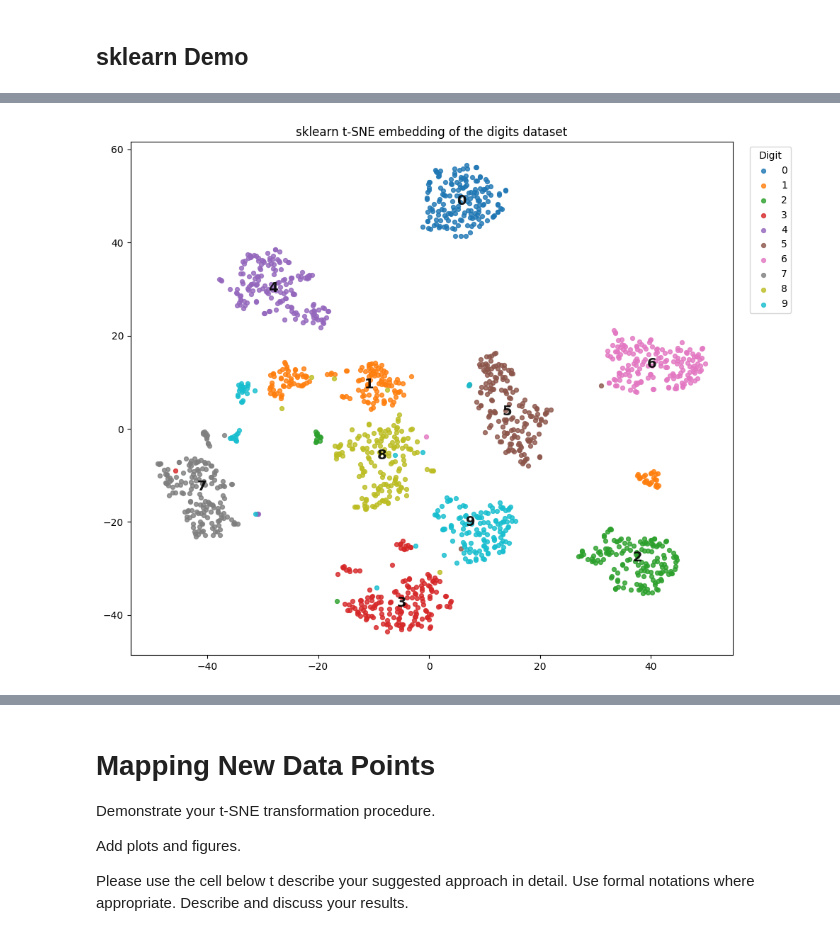
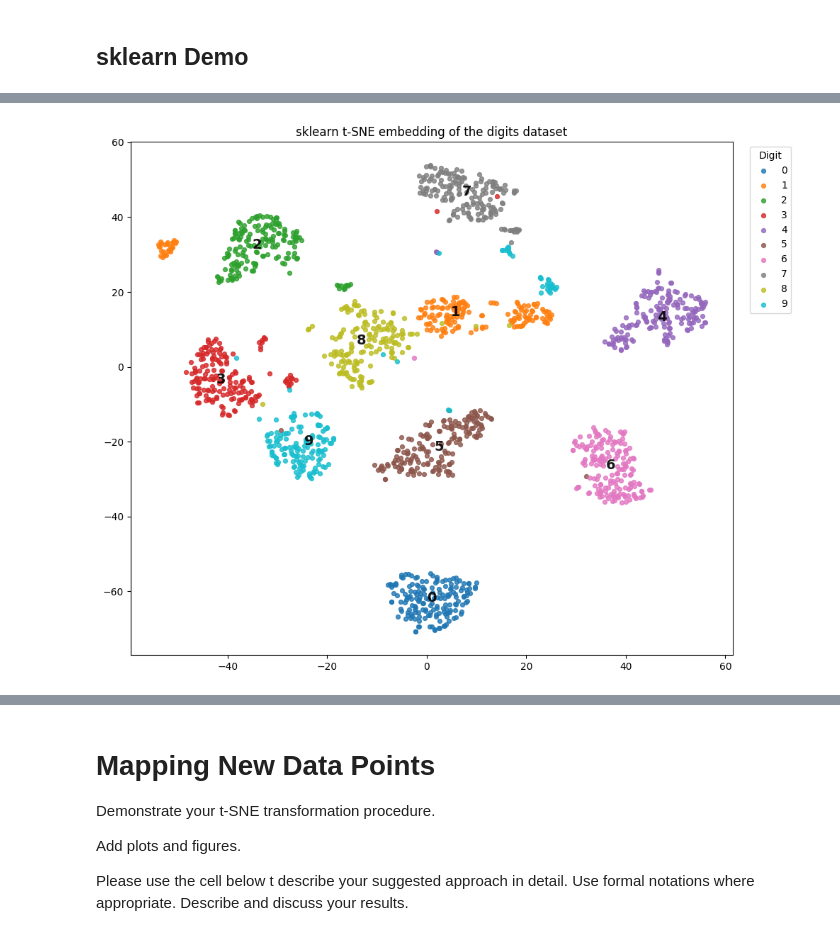
Before and after one commit to OdedHellman/MLDS-Advance-ML, a Jupyter notebook: assignment1/3945_2025B_HW1_t_SNE.ipynb, the cells around one changed output, grey strips where cells are left out. Drawn from its saved outputs; the diff is of its cells as text; code cells hidden in the pictures.

```diff
--- a/assignment1/3945_2025B_HW1_t_SNE.ipynb
+++ b/assignment1/3945_2025B_HW1_t_SNE.ipynb
@@ -287,6 +356,11 @@ In our opinion the **digits dataset** is an good choice for demonstrating the **
 X, y = load_digits(return_X_y=True)
 X_train, X_test = X[:1700], X[1700:]
 y_train, y_test = y[:1700], y[1700:]
+# %%
+n_iter = 1000
+learning_rate = 200
+perplexity = 30.0
+n_components = 2
 # %% [markdown]
 # t-SNE demonstration
 Demonstrate your t-SNE implementation.
@@ -299,5 +373,13 @@ Describe the difference between your implementation and the sklearn implementati
 # %% [markdown]
 ## 2D DEMO
 # %%
-tsne = CustomTSNE(n_iter=1000, learning_rate=200)
+tsne = CustomTSNE(
+    n_iter=n_iter,
+    learning_rate=learning_rate,
+    perplexity=perplexity,
+    n_components=n_components,
+)
+start_time = time.time()
 Y_train = tsne.fit_transform(X_train.copy())
+custom_time = time.time() - start_time
+print(f"Our custom t-SNE run took {custom_time:.2f} seconds")
@@ -343,7 +427,15 @@ plt.show()
 # %% [markdown]
 ## sklearn Demo
 # %%
-# Run sklearn t-SNE
-sk_tsne = TSNE(n_components=2, init='random', perplexity=30)
-# Clone X (nd array) to avoid modifying the original data
-sk_Y = sk_tsne.fit_transform(X_train.copy())
+# scikit-learn implementation
+sklearn_tsne = TSNE(
+    n_components=n_components,
+    perplexity=perplexity,
+    n_iter=n_iter,
+    learning_rate=learning_rate,
+    random_state=42,
+)
+start_time = time.time()
+sk_Y = sklearn_tsne.fit_transform(X_train.copy())
+sklearn_time = time.time() - start_time
+print(f"Scikit-learn t-SNE took {sklearn_time:.2f} seconds")
@@ -350,17 +444,25 @@ sk_Y = sk_tsne.fit_transform(X_train.copy())
 # %%
 plt.figure(figsize=(10, 8))
 for digit in range(10):
     mask = y_train == digit
     plt.scatter(sk_Y[mask, 0], sk_Y[mask, 1], s=18, alpha=0.8, label=str(digit))
 
     # Compute and annotate cluster centre
     cx, cy = np.median(sk_Y[mask, 0]), np.median(sk_Y[mask, 1])
-    plt.text(cx, cy, str(digit), fontsize=14, fontweight='bold',
-            ha='center', va='center', alpha=0.9)
+    plt.text(
+        cx,
+        cy,
+        str(digit),
+        fontsize=14,
+        fontweight="bold",
+        ha="center",
+        va="center",
+        alpha=0.9,
+    )
 
 plt.title("sklearn t‑SNE embedding of the digits dataset")
 plt.legend(title="Digit", bbox_to_anchor=(1.02, 1), loc="upper left")
 plt.tight_layout()
 plt.show()
 # %% [output]
-[figure, old version]
+[figure, new version]
```
Also changed, not shown: parts of 16 cells of this notebook.
